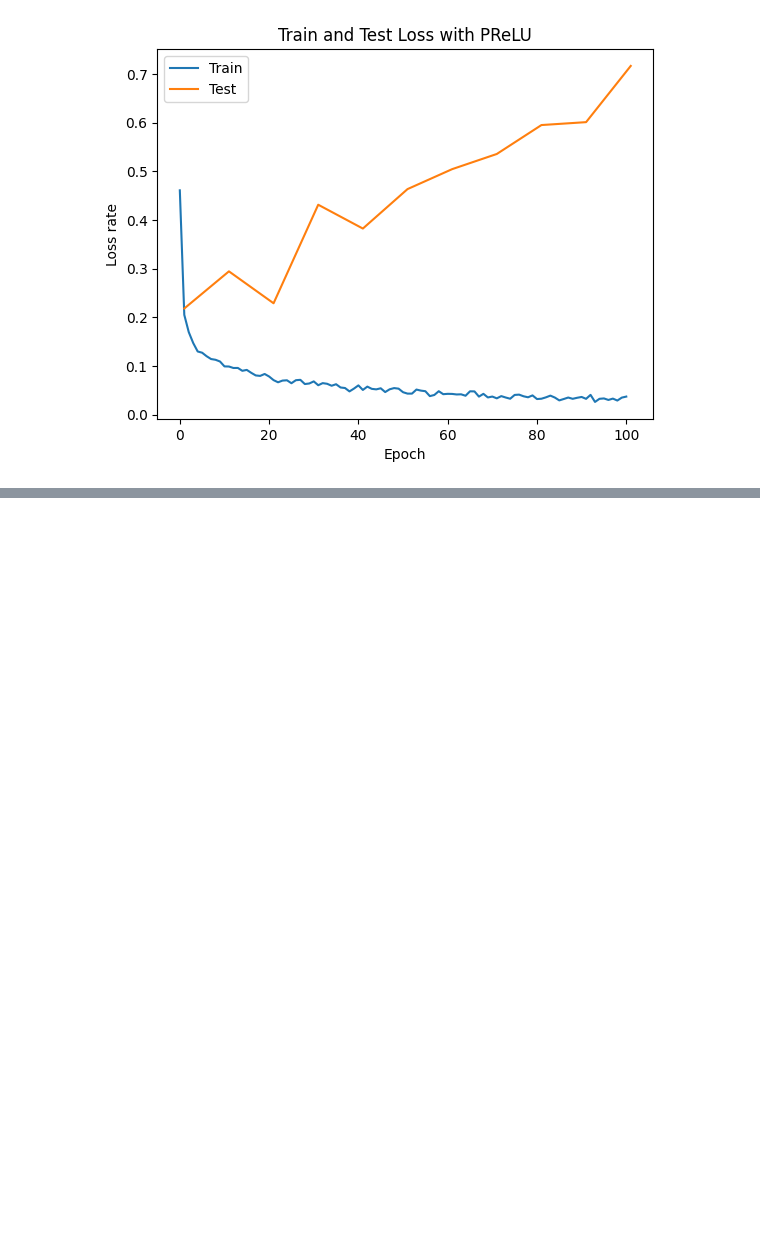
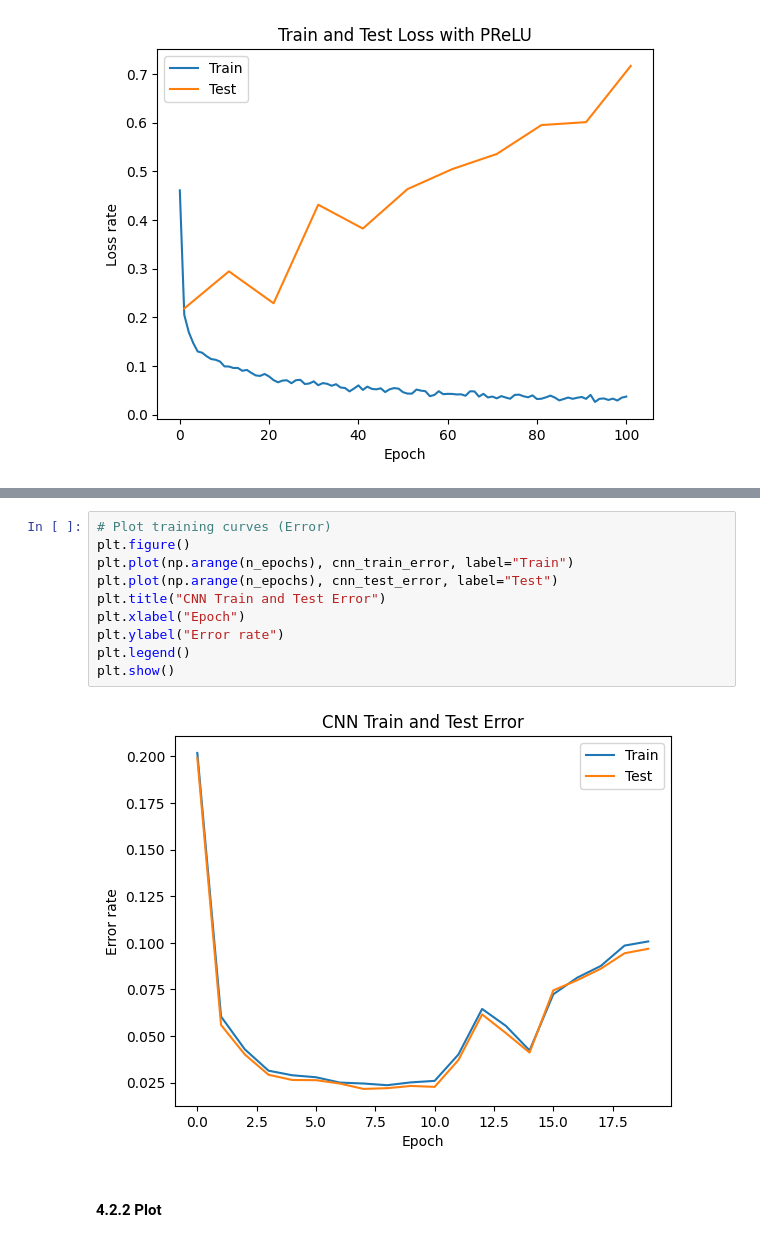
Before and after one commit to binyamolango/machine_learning_essentials, a Jupyter notebook: ex03_convolutional_NN/cnn.ipynb, the cells around one changed output, grey strips where cells are left out. Drawn from its saved outputs; the diff is of its cells as text; blank space fills up the shorter version.

```diff
--- a/ex03_convolutional_NN/cnn.ipynb
+++ b/ex03_convolutional_NN/cnn.ipynb
@@ -443,0 +619,14 @@ For the part 1 model the test loss was 9.01e-01 which is the highest test error
+# %%
+# Plot training curves (Error)
+plt.figure()
+plt.plot(np.arange(n_epochs), cnn_train_error, label="Train")
+plt.plot(np.arange(n_epochs), cnn_test_error, label="Test")
+plt.title("CNN Train and Test Error")
+plt.xlabel("Epoch")
+plt.ylabel("Error rate")
+plt.legend()
+plt.show()
+# %% [output]
+[figure, added]
+# %% [markdown]
+#### 4.2.2 Plot
```
Also changed, not shown: parts of 29 cells of this notebook, 1 other file.
